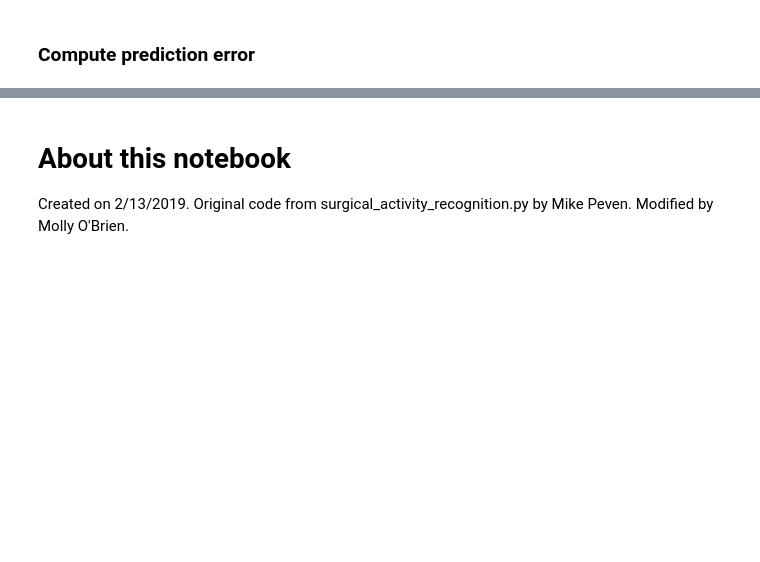
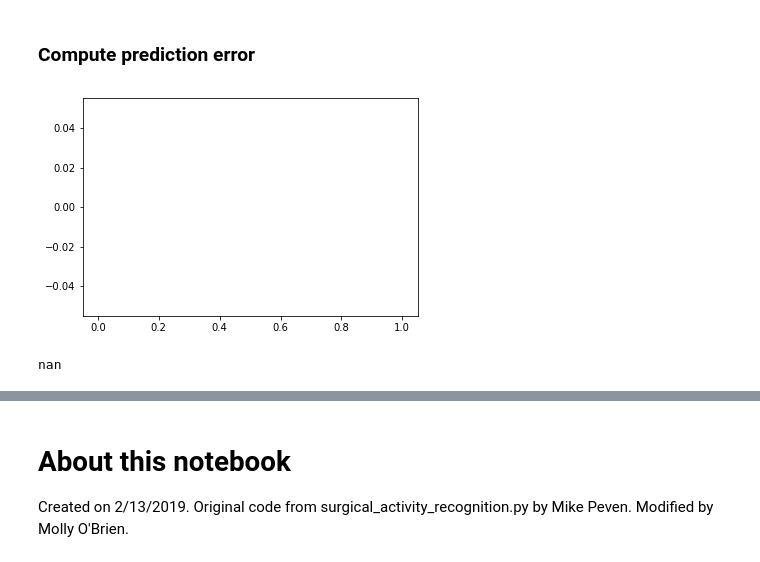
Before and after one commit to mollynnobrien/needle_master_tools, a Jupyter notebook: cnn_vision_block/needle_master.ipynb, the cells around one changed output, grey strips where cells are left out. Saved outputs shown, nothing was run; the diff lists cells and outputs as text; code cells hidden in the pictures; blank space fills up the shorter version.

```diff
--- a/cnn_vision_block/needle_master.ipynb
+++ b/cnn_vision_block/needle_master.ipynb
@@ -401,13 +398,13 @@ needle pose: tensor([7, 4, 3])
 # %% [markdown]
 ### Compute prediction error
 # %%
-edge_size = 172
+edge_size = 224
 num_batches = 0
 
 euclidean_error = []
 class_preds = []
 true_labels = []
-for dat in dataloader:
+for dat in test_dataloader:
 
     num_batches = num_batches + 1
     outputs = model(dat['image'].to(DEVICE))
@@ -423,6 +420,21 @@ for dat in dataloader:
             class_pred = np.argmax(prediction[idx,:])
             class_preds.append(class_pred)
             true_labels.append(dat['needle'][idx][0])
+# %%
+fig = plt.figure()
+plt.hist(euclidean_error, bins=100)
+plt.show()
+
+np.mean(euclidean_error)
+
+# fig = plt.figure()
+# plt.hist(abs(np.array(true_labels) - np.array(class_preds)), bins=range(10))
+# plt.show()
+
+# np.mean(abs(np.array(true_labels) - np.array(class_preds)))
+# %% [output]
+[figure, added]
+nan
 # %%
 np.mean(np.array(true_labels) == np.array(class_preds))
 # %% [output]
```
Also changed, not shown: parts of 21 cells of this notebook, 16 other files.
